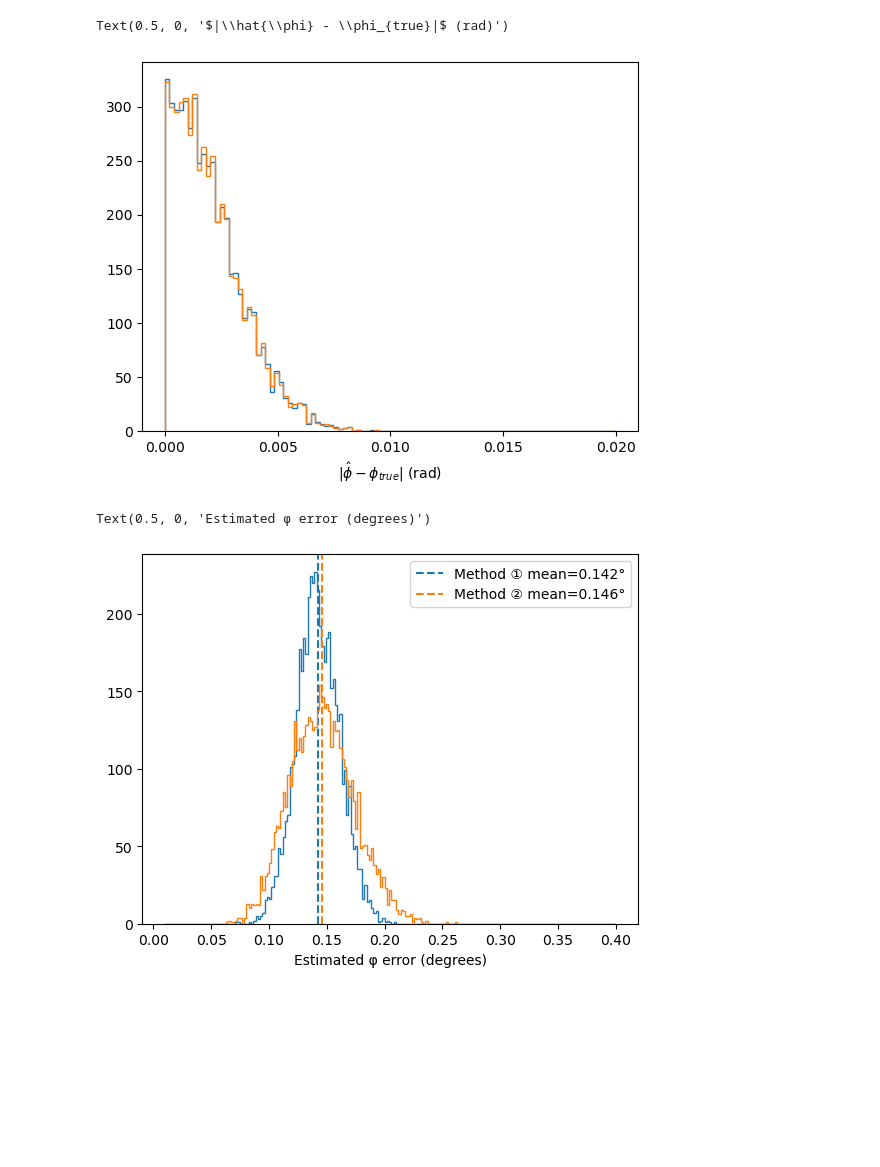
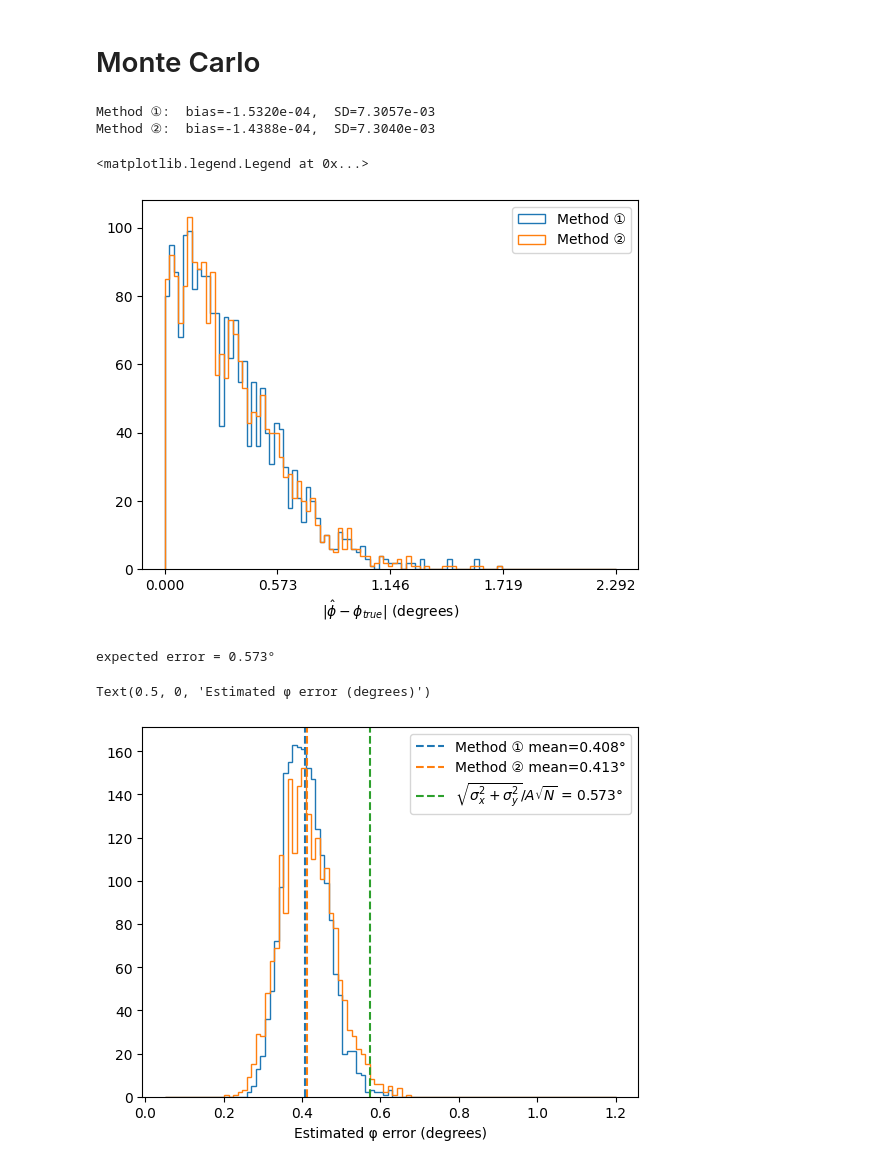
Before and after one commit to hnakata-JP/daily_wonders, a Jupyter notebook: circle_fitting.ipynb, the cells around one changed output. Cells and saved outputs as stored; diff of their text form; code cells hidden in the pictures; blank space fills up the shorter version.

Commit message:
update the circle_fitting notebook

```diff
--- a/circle_fitting.ipynb
+++ b/circle_fitting.ipynb
@@ -7,13 +10,13 @@ import matplotlib.pyplot as plt
 # %%
 # --- パラメータ ---------------------------------------------------------
 A          = 1.0               # 半径
-sigma_x    = 0.01              # x ノイズ SD
-sigma_y    = 0.01              # y ノイズ SD
-x_offset   = 0.03              # 真の中心 X
-y_offset   = -0.01             # 真の中心 Y
-phi_true   = 0.02              # 真の位相 (rad)
-n_points   = 16                # 1 周あたりの点数
-n_MC       = 5000               # モンテカルロ試行回数
+sigma_x    = 0.04              # x ノイズ SD
+sigma_y    = 0.04              # y ノイズ SD
+x_offset   = 0.05              # 真の中心 X
+y_offset   = -0.04             # 真の中心 Y
+phi_true   = 0.1              # 真の位相 (rad)
+n_points   = 32                # 1 周あたりの点数
+n_MC       = 2000               # モンテカルロ試行回数
 rng        = np.random.default_rng(1234)
 
 # --- データ生成 ---------------------------------------------------------
@@ -132,28 +250,64 @@ Method ②:  bias=-3.9204e-05,  SD=2.5365e-03
+# %% [markdown]
+# Monte Carlo
+# %%
+# --- Monte Carlo  -------------------------------------------------------
+phi_est1 = np.empty(n_MC)
+phi_est2 = np.empty(n_MC)
+phi_err1 = np.empty(n_MC)
+phi_err2 = np.empty(n_MC)
+
+for k in range(n_MC):
+    x_obs, y_obs          = generate_sample()
+    # ①
+    phi_est1[k], _, _, _, phi_err1[k], = fit_cos_sin(theta_grid, x_obs, y_obs)
+    # ②
+    xc_hat, yc_hat, _               = fit_circle_odr(x_obs, y_obs, A_fixed=A)
+    phi_est2[k], phi_err2[k]        = estimate_phi_and_error(x_obs, y_obs, xc_hat, yc_hat)
+
+# summarize results
+def summarize(arr):
+    return np.mean(arr), np.std(arr, ddof=1)
+
+mean1, std1 = summarize(phi_est1)
+mean2, std2 = summarize(phi_est2)
+
+print(f"Method ①:  bias={mean1 - phi_true:+.4e},  SD={std1:.4e}")
+print(f"Method ②:  bias={mean2 - phi_true:+.4e},  SD={std2:.4e}")
+# %% [output]
+Method ①:  bias=-1.5320e-04,  SD=7.3057e-03
+Method ②:  bias=-1.4388e-04,  SD=7.3040e-03
 # %%
 ax = plt.axes()
-_bins = np.linspace(0., 0.02, 100)
-_=ax.hist(np.abs(phi_est1 - phi_true),histtype='step',bins=_bins)
-_=ax.hist(np.abs(phi_est2 - phi_true),histtype='step',bins=_bins)
+_bins = np.rad2deg(np.linspace(0., 0.04, 100))
+_=ax.hist(np.rad2deg(np.abs(phi_est1 - phi_true)),histtype='step',bins=_bins,label='Method ①')
+_=ax.hist(np.rad2deg(np.abs(phi_est2 - phi_true)),histtype='step',bins=_bins,label='Method ②')
 
-ax.set_xticks(np.arange(0, 0.021, 0.005))
-ax.set_xlabel(r"$|\hat{\phi} - \phi_{true}|$ (rad)")
+ax.set_xticks(np.rad2deg(np.linspace(0., 0.04, 5)))
+ax.set_xlabel(r"$|\hat{\phi} - \phi_{true}|$ (degrees)")
+ax.legend(loc='upper right')
 # %% [output]
-Text(0.5, 0, '$|\\hat{\\phi} - \\phi_{true}|$ (rad)')
+<matplotlib.legend.Legend at 0x...>
-[figure, old version]
+[figure, new version]
 # %%
 ax = plt.axes()
-_bins = np.linspace(0.01,0.4,200)
+_bins = np.linspace(0.05,1.2,100)
 _=ax.hist(np.rad2deg(phi_err1),histtype='step',bins=_bins)
 _mean = np.mean(np.rad2deg(phi_err1))
 ax.axvline(_mean, color='C0', linestyle='--', label=f'Method ① mean={_mean:.3f}°')
 
 _=ax.hist(np.rad2deg(phi_err2),histtype='step',bins=_bins)
 _mean = np.mean(np.rad2deg(phi_err2))
 ax.axvline(_mean, color='C1', linestyle='--', label=f'Method ② mean={_mean:.3f}°')
 
+expected_error = np.rad2deg((sigma_x**2 + sigma_y**2)**0.5 / A / np.sqrt(n_points))
+print(f'expected error = {expected_error:.3f}°')
+ax.axvline(expected_error, color='C2', linestyle='--', label=r'$\sqrt{\sigma_x^2 + \sigma_y^2} / A \sqrt{N}$ = ' +
+           f'{expected_error:.3f}°')
+
 ax.legend()
 ax.set_xlabel('Estimated φ error (degrees)')
 # ax.set_xscale('log')
 # %% [output]
-Text(0.5, 0, 'Estimated φ error (degrees)')
+expected error = 0.573°
+Text(0.5, 0, 'Estimated φ error (degrees)')
-[figure, old version]
+[figure, new version]
```
Also changed, not shown: parts of 10 cells of this notebook.
